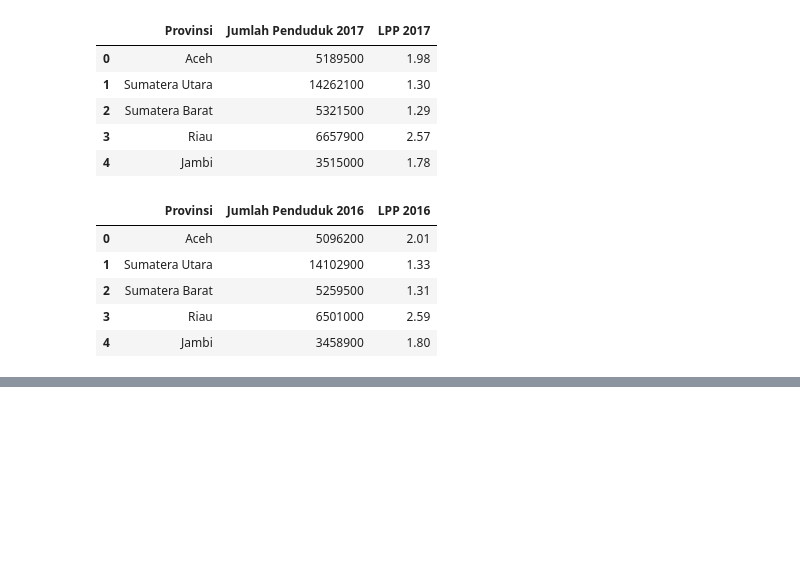
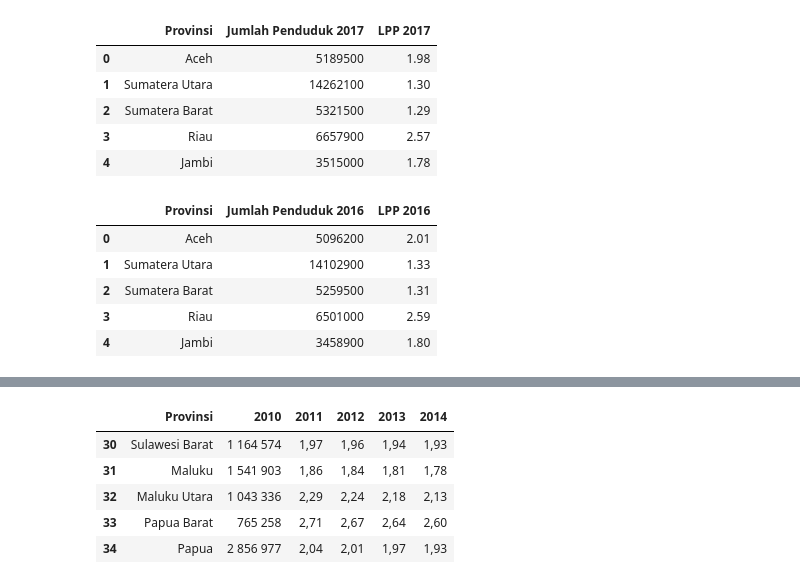
Before and after one commit to fariz-armesta/hospital-bed-forecast, a Jupyter notebook: notebooks/01B_population_cleaning.ipynb, the cells around one changed output, grey strips where cells are left out. Drawn from its saved outputs; the diff is of its cells as text; code cells hidden in the pictures; blank space fills up the shorter version.

```diff
--- a/notebooks/01B_population_cleaning.ipynb
+++ b/notebooks/01B_population_cleaning.ipynb
@@ -183,0 +219,11 @@ str
+# %%
+data = "C:\\Coding\\hospital-bed-forecast\\data\\raw\\Laju Pertumbuhan Penduduk menurut Provinsi 2011 -2014.csv"
+df_2011_2014 = pd.read_csv(data)
+df_2011_2014.tail()
+# %% [output]
+|  | Provinsi | 2010 | 2011 | 2012 | 2013 | 2014 |
+| 30 | Sulawesi Barat | 1 164 574 | 1,97 | 1,96 | 1,94 | 1,93 |
+| 31 | Maluku | 1 541 903 | 1,86 | 1,84 | 1,81 | 1,78 |
+| 32 | Maluku Utara | 1 043 336 | 2,29 | 2,24 | 2,18 | 2,13 |
+| 33 | Papua Barat | 765 258 | 2,71 | 2,67 | 2,64 | 2,60 |
+| 34 | Papua | 2 856 977 | 2,04 | 2,01 | 1,97 | 1,93 |
```
Also changed, not shown: parts of 9 cells of this notebook.
